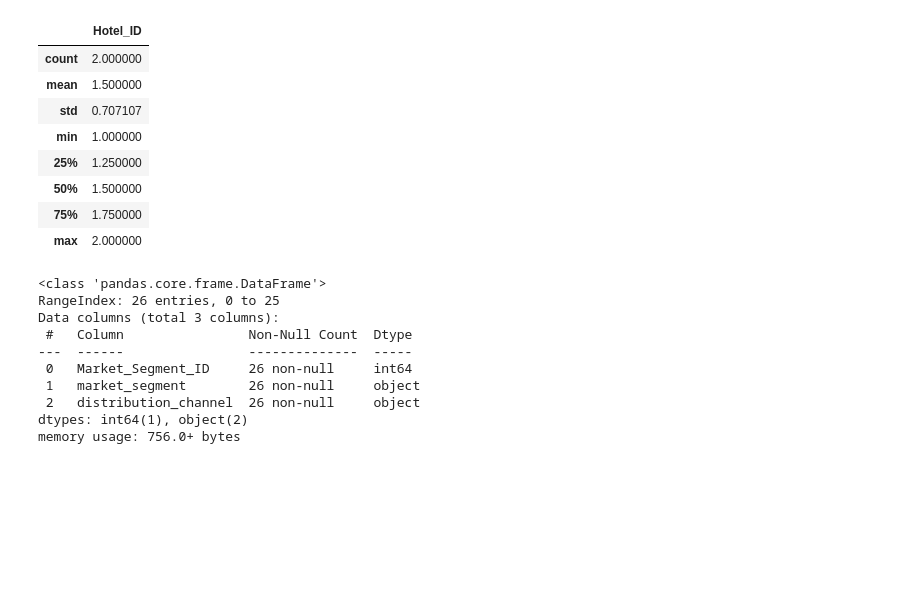
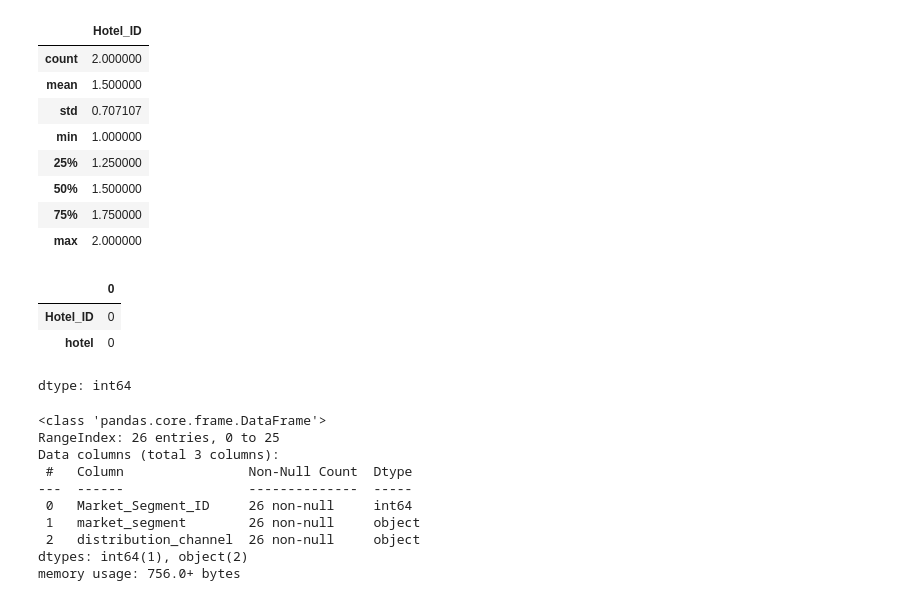
Before and after one commit to elsiejy/Capstone, a Jupyter notebook: Capstone_Hotel_Bookings.ipynb, the cells around one changed output. Drawn from its saved outputs; the diff is of its cells as text; code cells hidden in the pictures; blank space fills up the shorter version.

```diff
--- a/Capstone_Hotel_Bookings.ipynb
+++ b/Capstone_Hotel_Bookings.ipynb
@@ -143,10 +143,10 @@ custtype.isnull().sum()
 dtype: int64
 # %%
 # load dataset3: hotel.csv
-hotel = pd.read_csv('https://raw.githubusercontent.com/elsiejy/Capstone/refs/heads/main/Hotels.csv')
-display(hotel.info())
-display(hotel.head())
-display(hotel.describe())
+hotel_type = pd.read_csv('https://raw.githubusercontent.com/elsiejy/Capstone/refs/heads/main/Hotels.csv')
+display(hotel_type.info())
+display(hotel_type.head())
+display(hotel_type.describe())
 # %% [output]
 <class 'pandas.core.frame.DataFrame'>
 RangeIndex: 2 entries, 0 to 1
@@ -170,5 +170,13 @@ None
 | 50% | 1.500000 |
 | 75% | 1.750000 |
 | max | 2.000000 |
+# %%
+# print the number of null values in each column in hotel_type
+hotel_type.isnull().sum()
+# %% [output]
+|  | 0 |
+| Hotel_ID | 0 |
+| hotel | 0 |
+dtype: int64
 # %%
 # load dataset4: marketsegment.csv
```
Also changed, not shown: parts of 19 cells of this notebook.
